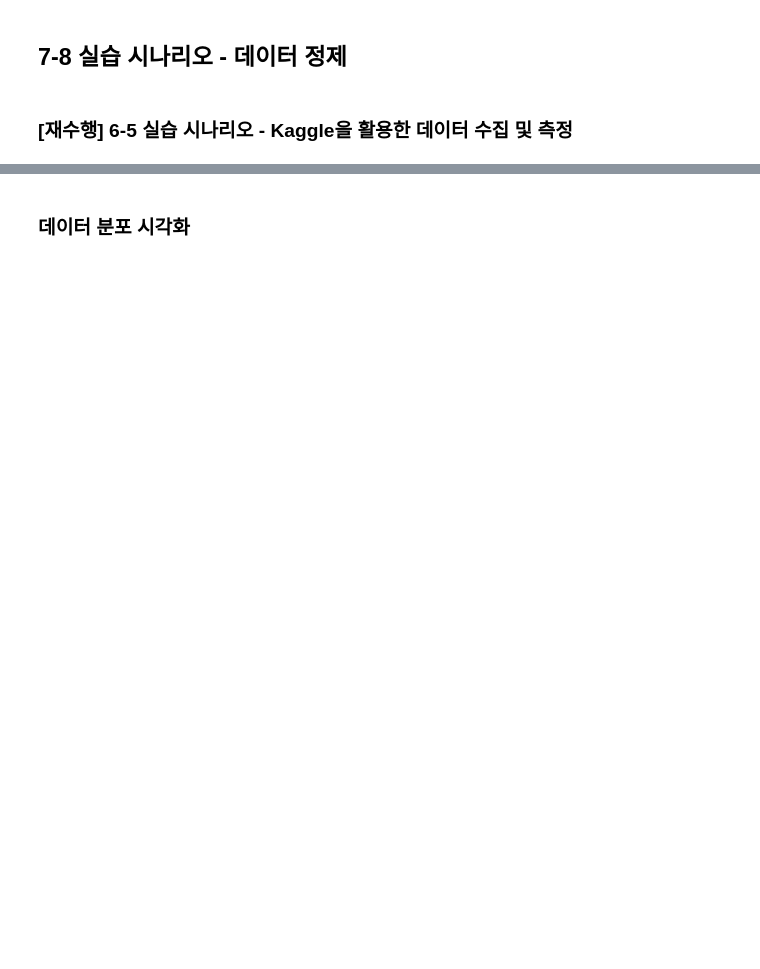
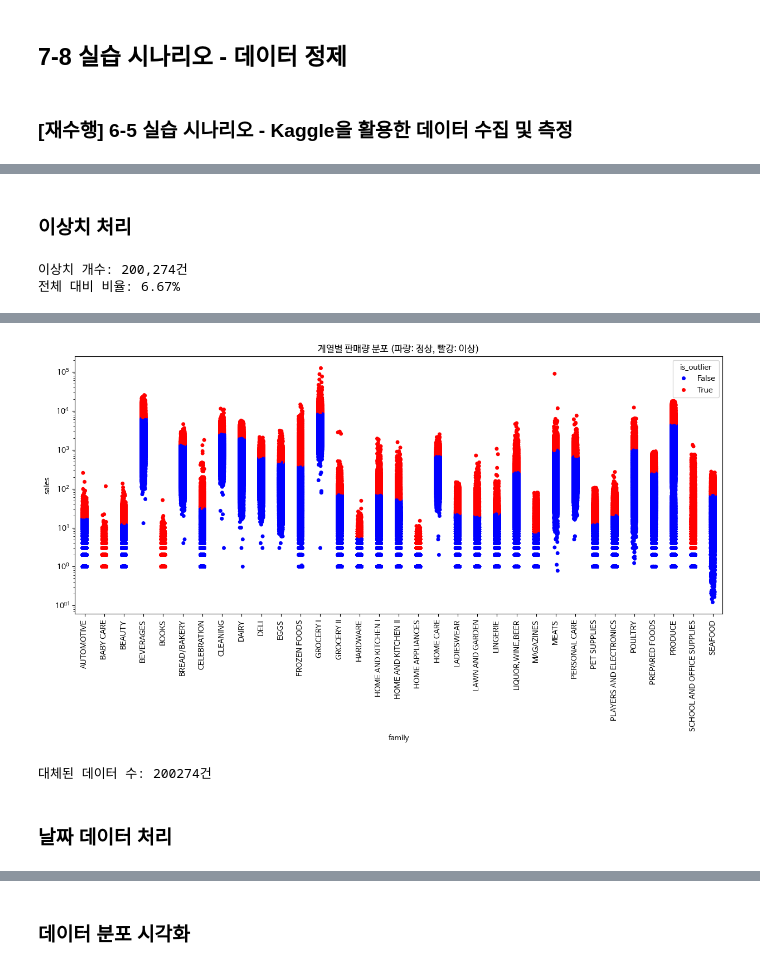
Before and after one commit to jlovechae/Data-Analysis-with-Open-Source, a Jupyter notebook: 오픈소스_데이터_분석_7강.ipynb, the cells around one changed output, grey strips where cells are left out. Cells and saved outputs as stored; diff of their text form; code cells hidden in the pictures; blank space fills up the shorter version.

```diff
--- a/오픈소스_데이터_분석_7강.ipynb
+++ b/오픈소스_데이터_분석_7강.ipynb
@@ -211,0 +378,29 @@ df_date = pd.DataFrame({'date_str':date_str})
+# %% [markdown]
+### 이상치 처리
+# %%
+### 제품 계열별 판매 데이터 IQR 계산
+family_bounds = train.groupby('family')['sales'].apply(
+    lambda x: x.quantile(0.75) + 1.5*(x.quantile(0.75) - x.quantile(0.25))
+)
+
+### 상한값 초과 판매량 이상치 분류
+train_enhanced = train.copy()
+train_enhanced['upper_bound'] = train_enhanced['family'].map(family_bounds)
+train_enhanced['is_outlier'] = train_enhanced['sales'] > train_enhanced['upper_bound']
+
+total_outliers = train_enhanced['is_outlier'].sum()
+total_ratio = train_enhanced['is_outlier'].mean()
+
+print(f"이상치 개수: {total_outliers:,}건")
+print(f"전체 대비 비율: {total_ratio:.2%}")
+
+plt.figure(figsize=(15,6))
+sns.stripplot(x='family', y='sales', hue=train_enhanced['is_outlier'],
+              data=train_enhanced, palette={False:'blue', True:'red'})
+plt.xticks(rotation=90)
+plt.yscale('log')
+plt.title('계열별 판매량 분포 (파랑: 정상, 빨강: 이상)')
+plt.show()
+# %% [output]
+이상치 개수: 200,274건
+전체 대비 비율: 6.67%
@@ -211,0 +411,13 @@ df_date = pd.DataFrame({'date_str':date_str})
+[figure, added]
+# %%
+### 판매량이 상한값 초과 시, 판매량으로 상한값으로 대체
+train_cleaned  = train.copy()
+train_cleaned.loc[train_enhanced['is_outlier'], 'sales'] = \
+  train_enhanced.loc[train_enhanced['is_outlier'], 'upper_bound']
+
+changed_count = (train['sales'] != train_cleaned ['sales']).sum()
+print(f"대체된 데이터 수: {changed_count}건")
+# %% [output]
+대체된 데이터 수: 200274건
+# %% [markdown]
+### 날짜 데이터 처리
```
Also changed, not shown: parts of 29 cells of this notebook.
